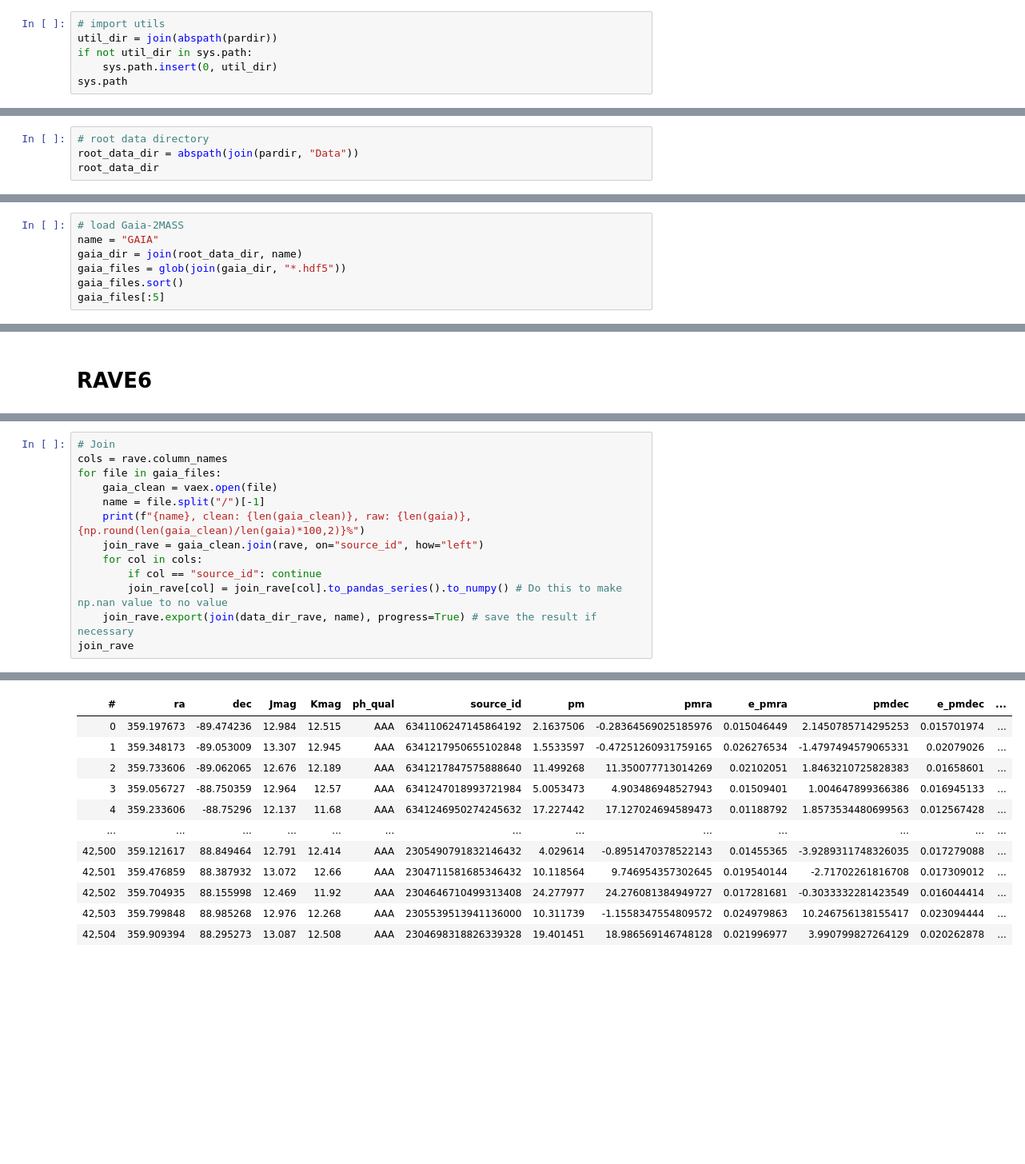
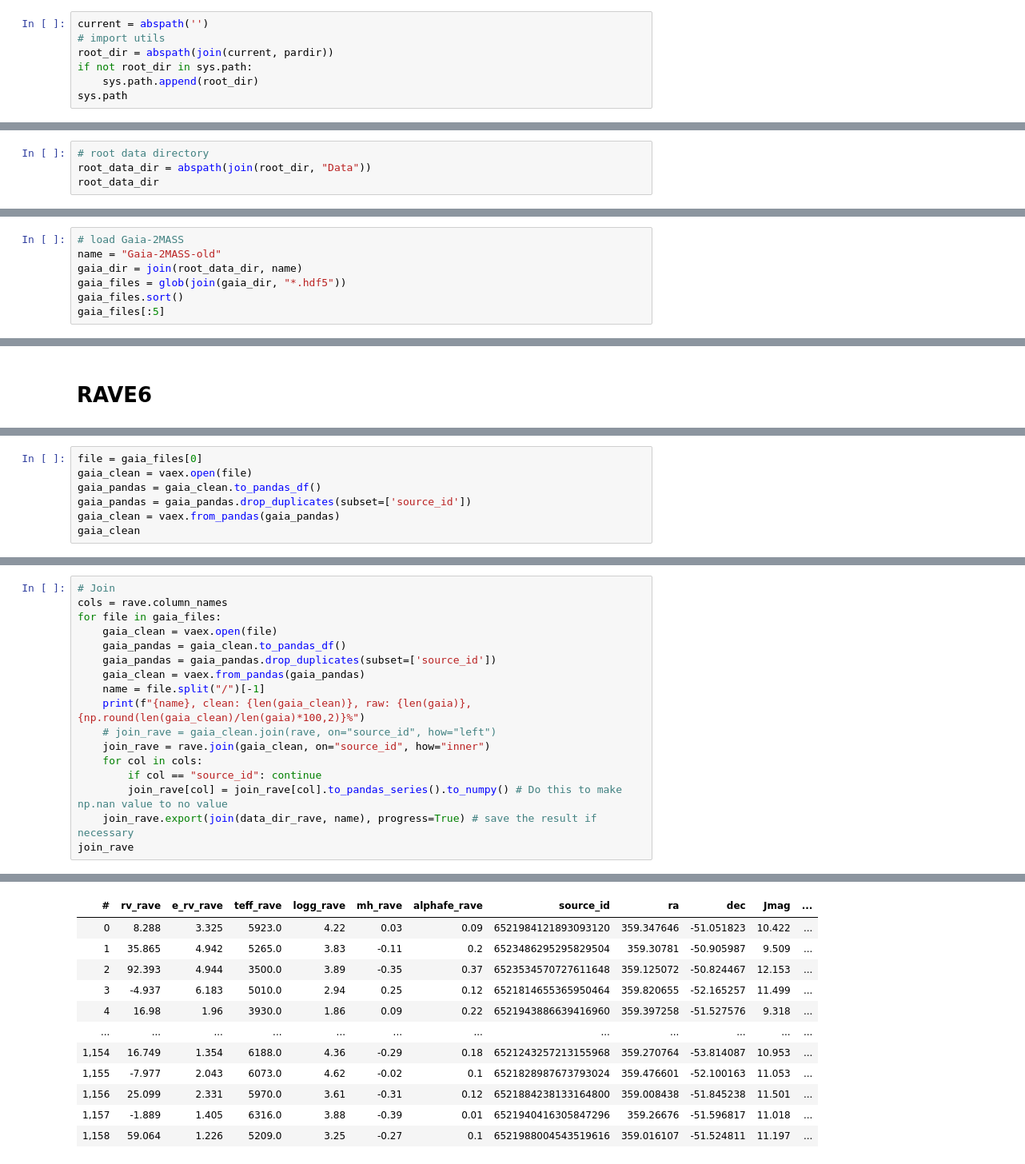
Before and after one commit to Alisyaifudin/Thesis-Project, a Jupyter notebook: 2_Cleaning/2.1. Combine.ipynb, the cells around one changed output, grey strips where cells are left out. Shown at 80% size. Drawn from its saved outputs; the diff is of its cells as text; blank space fills up the shorter version.

```diff
--- a/2_Cleaning/2.1. Combine.ipynb
+++ b/2_Cleaning/2.1. Combine.ipynb
@@ -7,9 +7,10 @@ import numpy as np
 from matplotlib import pyplot as plt
 import sys
 # %%
+current = abspath('')
 # import utils
-util_dir = join(abspath(pardir))
-if not util_dir in sys.path:
-    sys.path.insert(0, util_dir)
+root_dir = abspath(join(current, pardir))
+if not root_dir in sys.path:
+    sys.path.append(root_dir)
 sys.path
 # %% [output]
@@ -24,7 +26,7 @@ sys.path
 from utils import safe_mkdir
 # %%
 # root data directory
-root_data_dir = abspath(join(pardir, "Data"))
+root_data_dir = abspath(join(root_dir, "Data"))
 root_data_dir
 # %% [output]
 '/home2/s20321005/Thesis-Project/Data'
@@ -37,7 +39,7 @@ safe_mkdir(data_dir)
 Directory /home2/s20321005/Thesis-Project/Data/Combine already exist. Good to go!
 # %%
 # load Gaia-2MASS
-name = "GAIA"
+name = "Gaia-2MASS-old"
 gaia_dir = join(root_data_dir, name)
 gaia_files = glob(join(gaia_dir, "*.hdf5"))
 gaia_files.sort()
@@ -111,0 +146,7 @@ rave
+# %%
+file = gaia_files[0]
+gaia_clean = vaex.open(file)
+gaia_pandas = gaia_clean.to_pandas_df()
+gaia_pandas = gaia_pandas.drop_duplicates(subset=['source_id'])
+gaia_clean = vaex.from_pandas(gaia_pandas)
+gaia_clean
@@ -114,9 +168,13 @@ rave
 cols = rave.column_names
 for file in gaia_files:
     gaia_clean = vaex.open(file)
+    gaia_pandas = gaia_clean.to_pandas_df()
+    gaia_pandas = gaia_pandas.drop_duplicates(subset=['source_id'])
+    gaia_clean = vaex.from_pandas(gaia_pandas)
     name = file.split("/")[-1]
     print(f"{name}, clean: {len(gaia_clean)}, raw: {len(gaia)}, {np.round(len(gaia_clean)/len(gaia)*100,2)}%")
-    join_rave = gaia_clean.join(rave, on="source_id", how="left")
+    # join_rave = gaia_clean.join(rave, on="source_id", how="left")
+    join_rave = rave.join(gaia_clean, on="source_id", how="inner")
     for col in cols:
         if col == "source_id": continue
         join_rave[col] = join_rave[col].to_pandas_series().to_numpy() # Do this to make np.nan value to no value
@@ -143,15 +201,15 @@ export(hdf5) [########################################] 100.00% elapsed time  :
-| # | ra | dec | Jmag | Kmag | ph_qual | source_id | pm | pmra | e_pmra | pmdec | e_pmdec | ... |
-| 0 | 359.197673 | -89.474236 | 12.984 | 12.515 | AAA | 6341106247145864192 | 2.1637506 | -0.28364569025185976 | 0.015046449 | 2.1450785714295253 | 0.015701974 | ... |
-| 1 | 359.348173 | -89.053009 | 13.307 | 12.945 | AAA | 6341217950655102848 | 1.5533597 | -0.47251260931759165 | 0.026276534 | -1.4797494579065331 | 0.02079026 | ... |
-| 2 | 359.733606 | -89.062065 | 12.676 | 12.189 | AAA | 6341217847575888640 | 11.499268 | 11.350077713014269 | 0.02102051 | 1.8463210725828383 | 0.01658601 | ... |
-| 3 | 359.056727 | -88.750359 | 12.964 | 12.57 | AAA | 6341247018993721984 | 5.0053473 | 4.903486948527943 | 0.01509401 | 1.004647899366386 | 0.016945133 | ... |
-| 4 | 359.233606 | -88.75296 | 12.137 | 11.68 | AAA | 6341246950274245632 | 17.227442 | 17.127024694589473 | 0.01188792 | 1.8573534480699563 | 0.012567428 | ... |
-| ... | ... | ... | ... | ... | ... | ... | ... | ... | ... | ... | ... | ... |
-| 42,500 | 359.121617 | 88.849464 | 12.791 | 12.414 | AAA | 2305490791832146432 | 4.029614 | -0.8951470378522143 | 0.01455365 | -3.9289311748326035 | 0.017279088 | ... |
-| 42,501 | 359.476859 | 88.387932 | 13.072 | 12.66 | AAA | 2304711581685346432 | 10.118564 | 9.746954357302645 | 0.019540144 | -2.71702261816708 | 0.017309012 | ... |
-| 42,502 | 359.704935 | 88.155998 | 12.469 | 11.92 | AAA | 2304646710499313408 | 24.277977 | 24.276081384949727 | 0.017281681 | -0.3033332281423549 | 0.016044414 | ... |
-| 42,503 | 359.799848 | 88.985268 | 12.976 | 12.268 | AAA | 2305539513941136000 | 10.311739 | -1.1558347554809572 | 0.024979863 | 10.246756138155417 | 0.023094444 | ... |
-| 42,504 | 359.909394 | 88.295273 | 13.087 | 12.508 | AAA | 2304698318826339328 | 19.401451 | 18.986569146748128 | 0.021996977 | 3.990799827264129 | 0.020262878 | ... |
+| # | rv_rave | e_rv_rave | teff_rave | logg_rave | mh_rave | alphafe_rave | source_id | ra | dec | Jmag | ... |
+| 0 | 8.288 | 3.325 | 5923.0 | 4.22 | 0.03 | 0.09 | 6521984121893093120 | 359.347646 | -51.051823 | 10.422 | ... |
+| 1 | 35.865 | 4.942 | 5265.0 | 3.83 | -0.11 | 0.2 | 6523486295295829504 | 359.30781 | -50.905987 | 9.509 | ... |
+| 2 | 92.393 | 4.944 | 3500.0 | 3.89 | -0.35 | 0.37 | 6523534570727611648 | 359.125072 | -50.824467 | 12.153 | ... |
+| 3 | -4.937 | 6.183 | 5010.0 | 2.94 | 0.25 | 0.12 | 6521814655365950464 | 359.820655 | -52.165257 | 11.499 | ... |
+| 4 | 16.98 | 1.96 | 3930.0 | 1.86 | 0.09 | 0.22 | 6521943886639416960 | 359.397258 | -51.527576 | 9.318 | ... |
+| ... | ... | ... | ... | ... | ... | ... | ... | ... | ... | ... | ... |
+| 1,154 | 16.749 | 1.354 | 6188.0 | 4.36 | -0.29 | 0.18 | 6521243257213155968 | 359.270764 | -53.814087 | 10.953 | ... |
+| 1,155 | -7.977 | 2.043 | 6073.0 | 4.62 | -0.02 | 0.1 | 6521828987673793024 | 359.476601 | -52.100163 | 11.053 | ... |
+| 1,156 | 25.099 | 2.331 | 5970.0 | 3.61 | -0.31 | 0.12 | 6521884238133164800 | 359.008438 | -51.845238 | 11.501 | ... |
+| 1,157 | -1.889 | 1.405 | 6316.0 | 3.88 | -0.39 | 0.01 | 6521940416305847296 | 359.26676 | -51.596817 | 11.018 | ... |
+| 1,158 | 59.064 | 1.226 | 5209.0 | 3.25 | -0.27 | 0.1 | 6521988004543519616 | 359.016107 | -51.524811 | 11.197 | ... |
 # %%
 #quick look
 quick = vaex.open_many(glob(join(data_dir_rave, "*.hdf5")))
```
Also changed, not shown: parts of 18 cells of this notebook, 11 other files.
